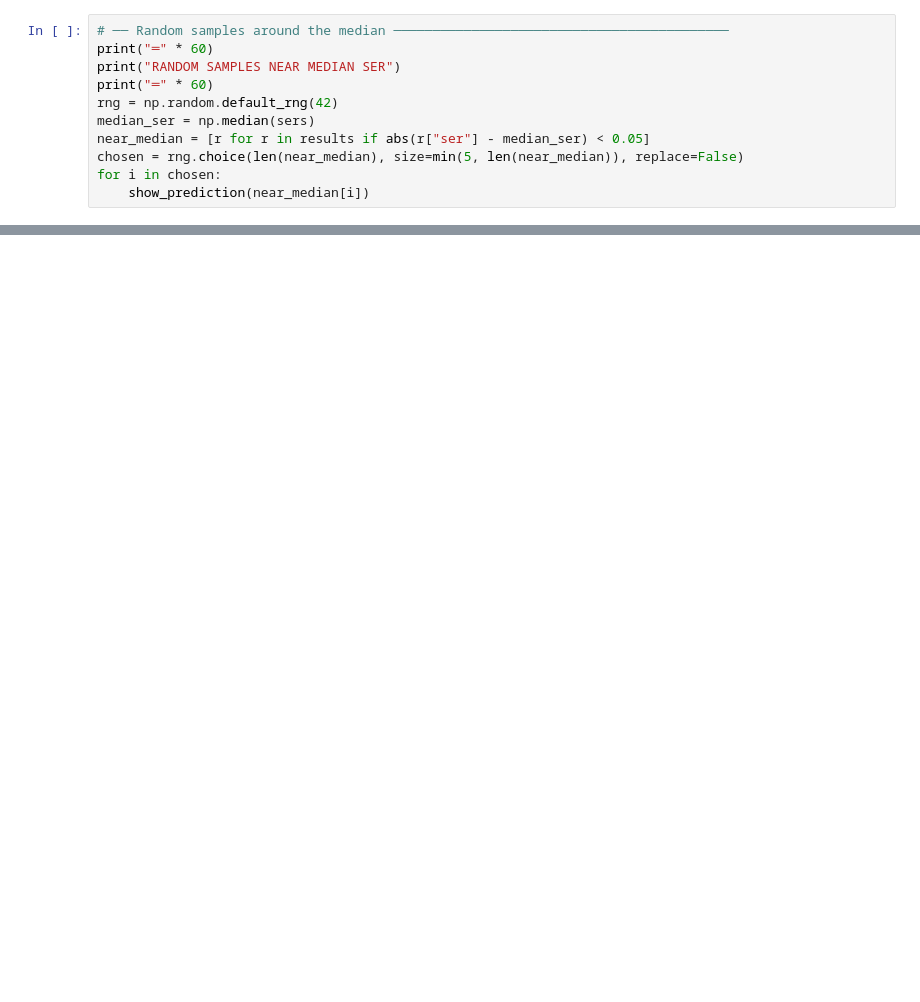
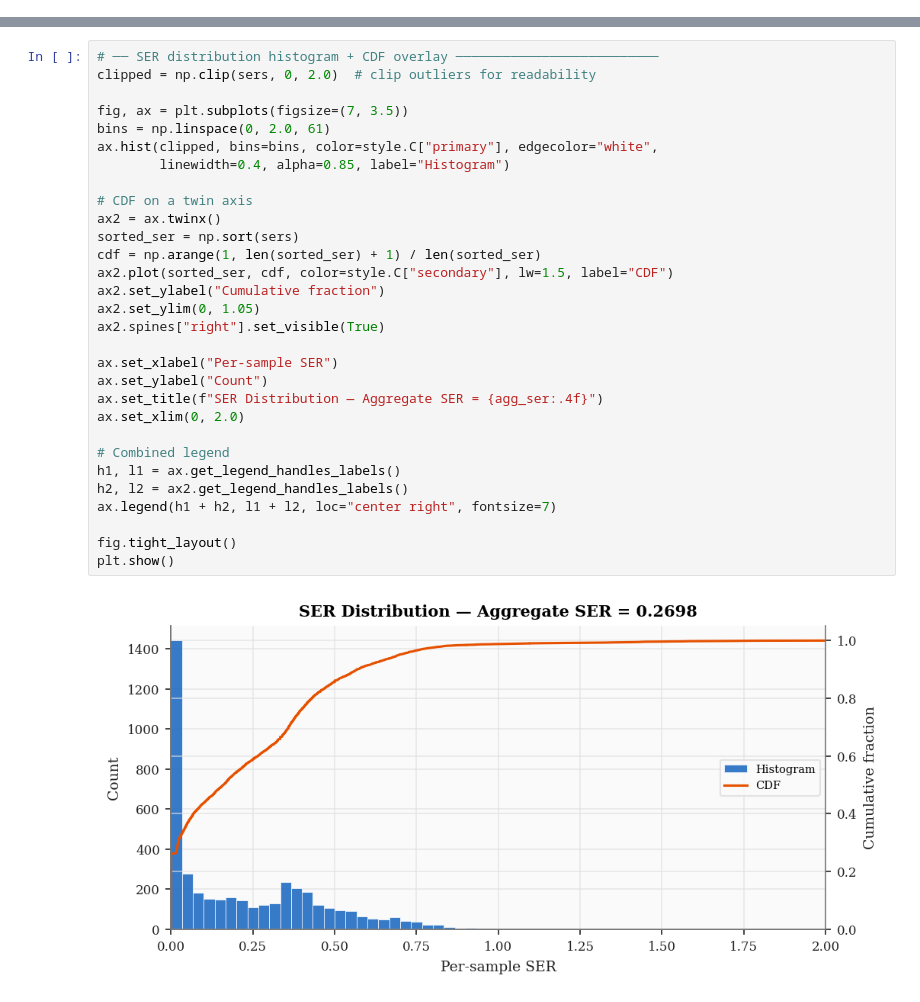
Before and after one commit to polipolo55/TFG-OMR, a Jupyter notebook: notebooks/02_evaluate_model.ipynb, the cells around one changed output, grey strips where cells are left out. Cells and saved outputs as stored; diff of their text form; blank space fills up the shorter version.

```diff
--- a/notebooks/02_evaluate_model.ipynb
+++ b/notebooks/02_evaluate_model.ipynb
@@ -307,11 +0,0 @@ WORST PREDICTIONS (highest SER)
-# %%
-# ── Random samples around the median ───────────────────────────────────────────
-print("═" * 60)
-print("RANDOM SAMPLES NEAR MEDIAN SER")
-print("═" * 60)
-rng = np.random.default_rng(42)
-median_ser = np.median(sers)
-near_median = [r for r in results if abs(r["ser"] - median_ser) < 0.05]
-chosen = rng.choice(len(near_median), size=min(5, len(near_median)), replace=False)
-for i in chosen:
-    show_prediction(near_median[i])
@@ -516,0 +275,32 @@ Markdown(summary)
+# %%
+# ── SER distribution histogram + CDF overlay ──────────────────────────
+clipped = np.clip(sers, 0, 2.0)  # clip outliers for readability
+
+fig, ax = plt.subplots(figsize=(7, 3.5))
+bins = np.linspace(0, 2.0, 61)
+ax.hist(clipped, bins=bins, color=style.C["primary"], edgecolor="white",
+        linewidth=0.4, alpha=0.85, label="Histogram")
+
+# CDF on a twin axis
+ax2 = ax.twinx()
+sorted_ser = np.sort(sers)
+cdf = np.arange(1, len(sorted_ser) + 1) / len(sorted_ser)
+ax2.plot(sorted_ser, cdf, color=style.C["secondary"], lw=1.5, label="CDF")
+ax2.set_ylabel("Cumulative fraction")
+ax2.set_ylim(0, 1.05)
+ax2.spines["right"].set_visible(True)
+
+ax.set_xlabel("Per-sample SER")
+ax.set_ylabel("Count")
+ax.set_title(f"SER Distribution — Aggregate SER = {agg_ser:.4f}")
+ax.set_xlim(0, 2.0)
+
+# Combined legend
+h1, l1 = ax.get_legend_handles_labels()
+h2, l2 = ax2.get_legend_handles_labels()
+ax.legend(h1 + h2, l1 + l2, loc="center right", fontsize=7)
+
+fig.tight_layout()
+plt.show()
+# %% [output]
+[figure, added]
```
Also changed, not shown: parts of 47 cells of this notebook, 14 other files.
